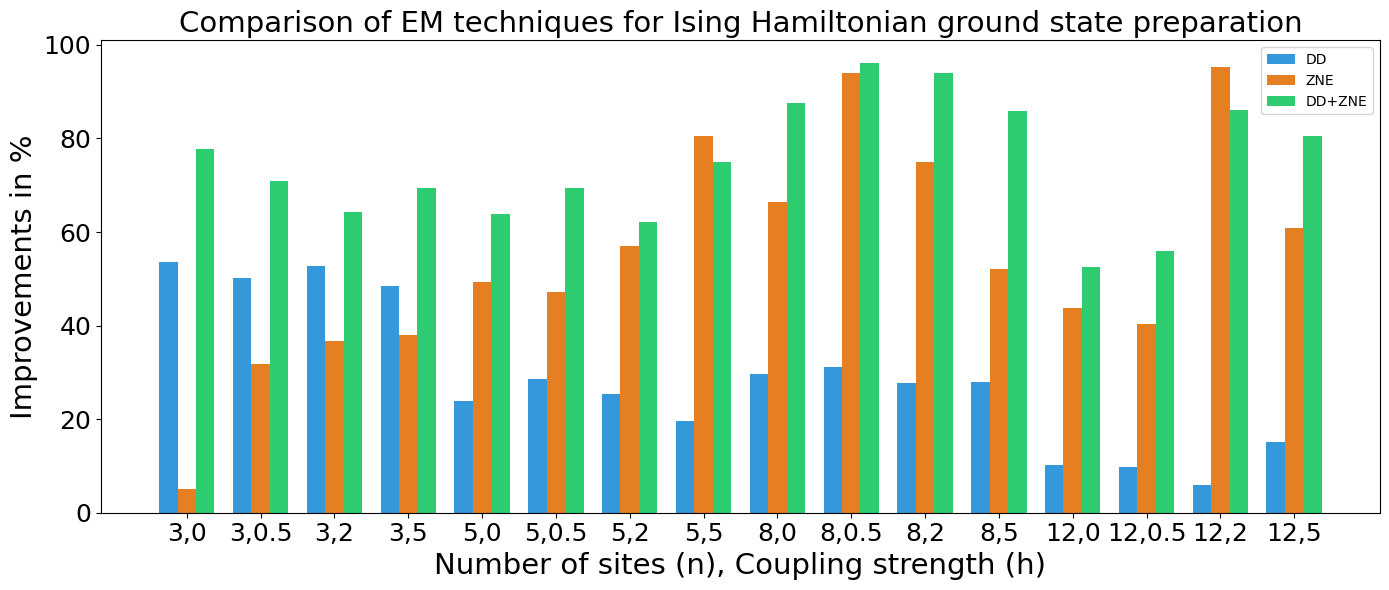
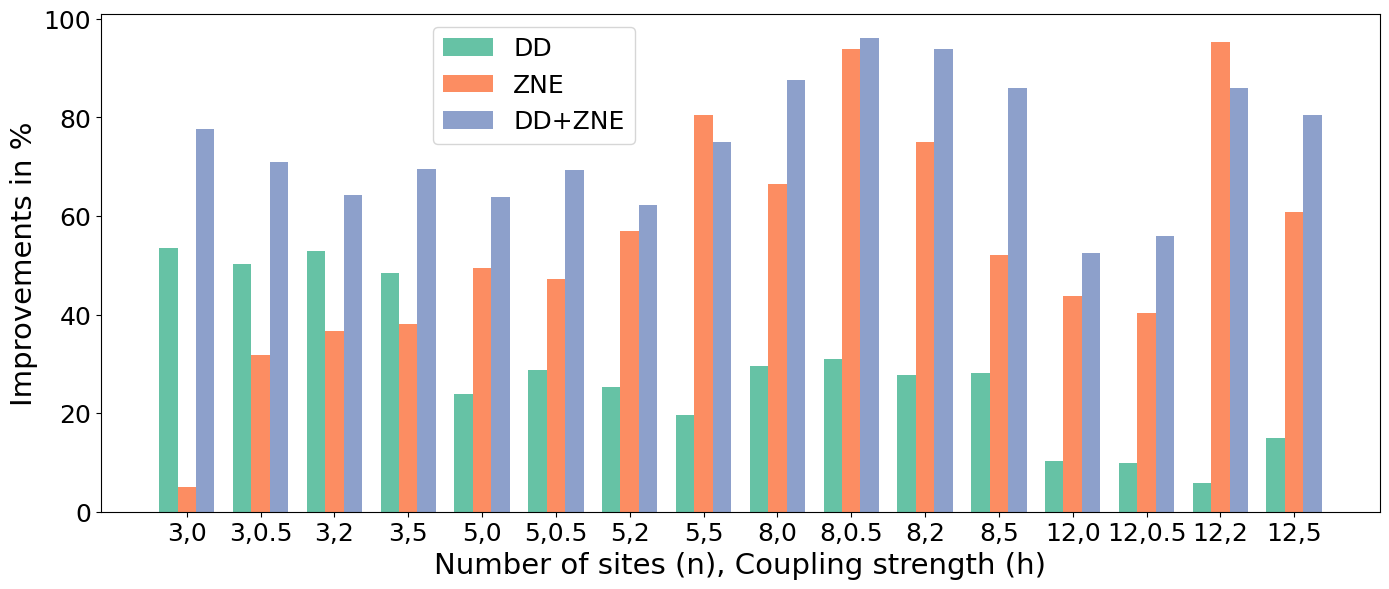
The notebook cell's code change between the first figure and the second:
--- before
+++ after
@@ -15,16 +15,17 @@
 # 3. Create the bars
 # We offset each bar by the width to keep them grouped
-rects1 = ax.bar(x - width, dd_values, width, label='DD', color='#3498db')
-rects2 = ax.bar(x, zne_values, width, label='ZNE', color='#e67e22')
-rects3 = ax.bar(x + width, dd_zne_values, width, label='DD+ZNE', color='#2ecc71')
+rects1 = ax.bar(x - width, dd_values, width, label='DD', color=color_dd)
+rects2 = ax.bar(x, zne_values, width, label='ZNE', color=color_zne)
+rects3 = ax.bar(x + width, dd_zne_values, width, label='DD+ZNE', color=color_dd_zne)
 
 ax.set_xlabel('Number of sites (n), Coupling strength (h)', fontsize=21)
 ax.set_ylabel('Improvements in %', fontsize=21)
-ax.set_title('Comparison of EM techniques for Ising Hamiltonian ground state preparation', fontsize=21)
+# ax.set_title('Comparison of EM techniques for Ising Hamiltonian ground state preparation', fontsize=21)
 ax.set_xticks(x)
 ax.set_xticklabels(groups) # Rotated for better readability
 ax.tick_params(axis='both', which='major', labelsize=18)
-ax.legend()
+ax.legend(bbox_to_anchor=(0.25, 1), fontsize=18, loc='best')
 
 plt.tight_layout()
+plt.savefig('ising_gsp.pdf')
 plt.show()

Commit: Update plots colors and legends.